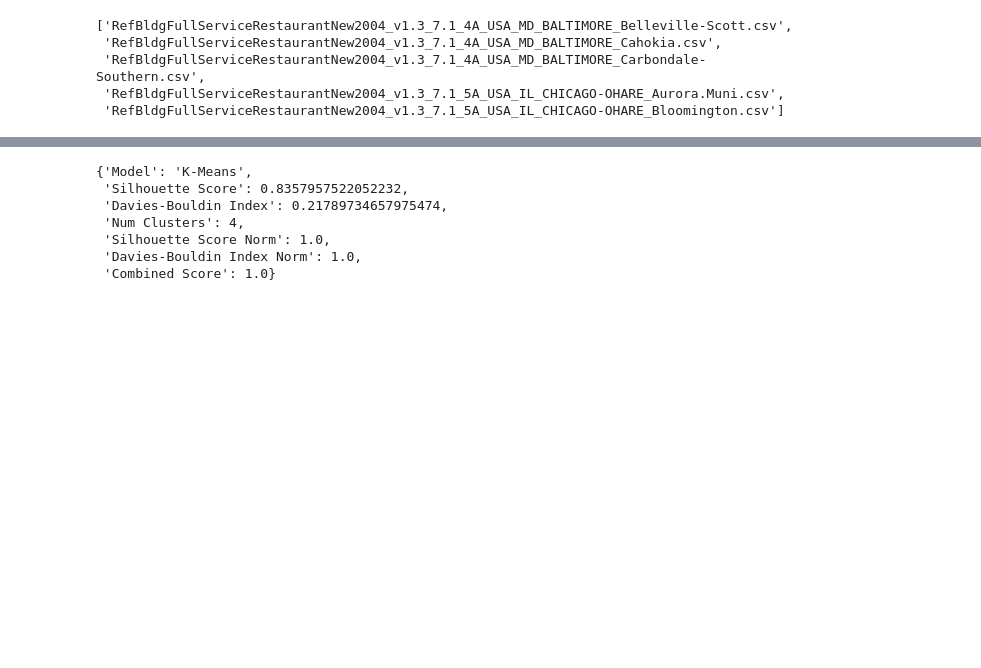
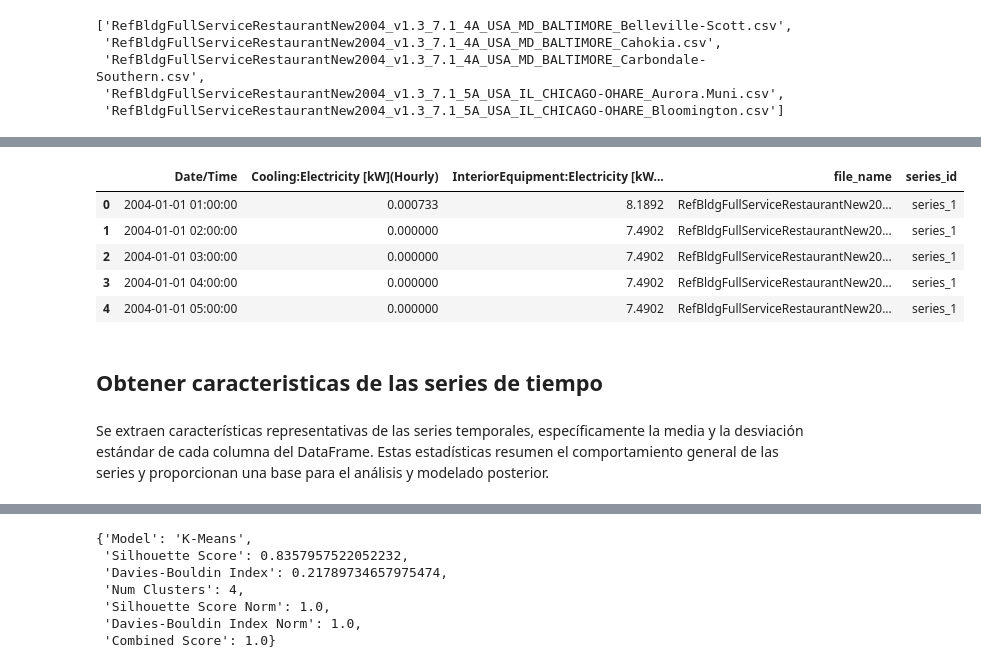
Before and after one commit to kesant/energy_consumption, a Jupyter notebook: notebooks/automation/energy_consumption_architecture.ipynb, the cells around one changed output, grey strips where cells are left out. Cells and saved outputs as stored; diff of their text form; code cells hidden in the pictures; blank space fills up the shorter version.

```diff
--- a/notebooks/automation/energy_consumption_architecture.ipynb
+++ b/notebooks/automation/energy_consumption_architecture.ipynb
@@ -43,0 +72,19 @@ combined_df_filtered.head()
+# %%
+# Procesar la columna de fecha y tiempo
+combined_df_filtered.rename(columns={"Date/Time": "Date/Time"}, inplace=True)
+combined_df_filtered["Date/Time"] = '2004 ' + combined_df_filtered["Date/Time"]
+date_format = '%Y %m/%d %H:%M:%S'
+combined_df_filtered["Date/Time"] = pd.to_datetime(combined_df_filtered["Date/Time"], format=date_format, errors='coerce')
+# %%
+combined_df_filtered.head()
+# %% [output]
+|  | Date/Time | Cooling:Electricity [kW](Hourly) | InteriorEquipment:Electricity [kW... | file_name | series_id |
+| 0 | 2004-01-01 01:00:00 | 0.000733 | 8.1892 | RefBldgFullServiceRestaurantNew20... | series_1 |
+| 1 | 2004-01-01 02:00:00 | 0.000000 | 7.4902 | RefBldgFullServiceRestaurantNew20... | series_1 |
+| 2 | 2004-01-01 03:00:00 | 0.000000 | 7.4902 | RefBldgFullServiceRestaurantNew20... | series_1 |
+| 3 | 2004-01-01 04:00:00 | 0.000000 | 7.4902 | RefBldgFullServiceRestaurantNew20... | series_1 |
+| 4 | 2004-01-01 05:00:00 | 0.000000 | 7.4902 | RefBldgFullServiceRestaurantNew20... | series_1 |
+# %% [markdown]
+## Obtener caracteristicas de las series de tiempo
+# %% [markdown]
+Se extraen características representativas de las series temporales, específicamente la media y la desviación estándar de cada columna del DataFrame. Estas estadísticas resumen el comportamiento general de las series y proporcionan una base para el análisis y modelado posterior.
```
Also changed, not shown: parts of 13 cells of this notebook, 1 other file.
